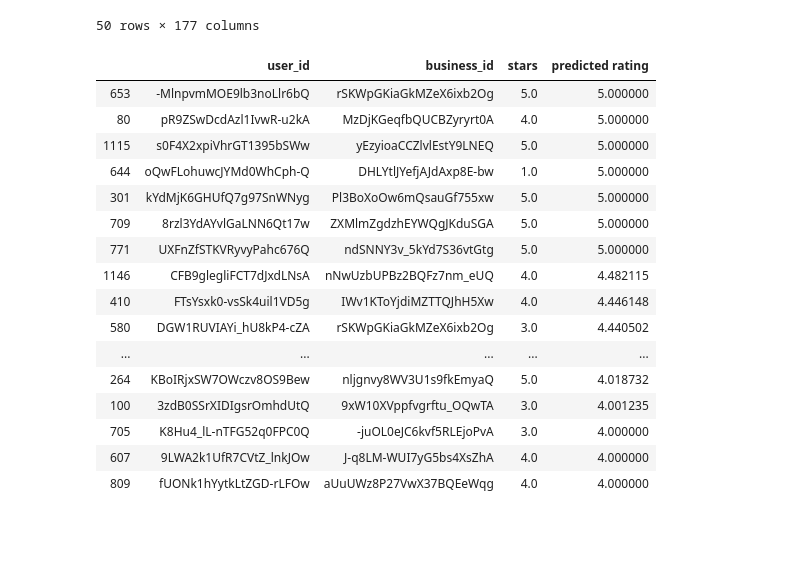
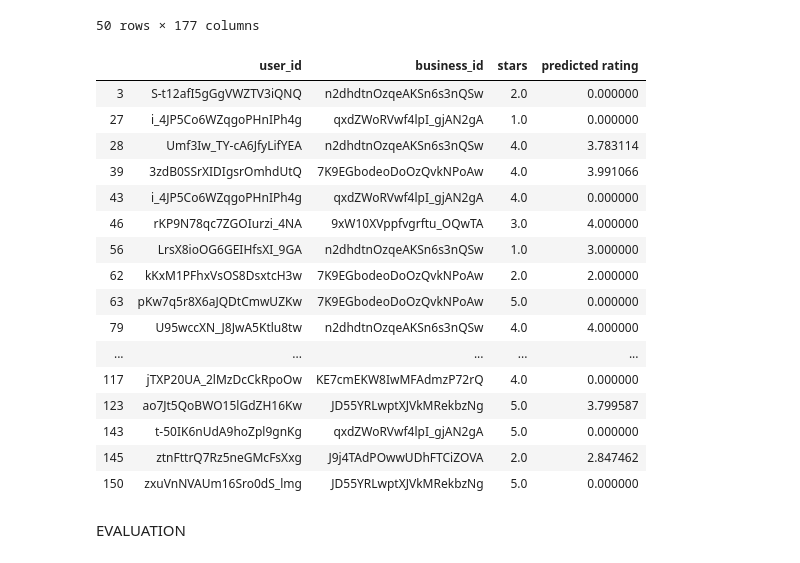
Before and after one commit to UhhBart/ci-yelp, a Jupyter notebook: Item based filtering.ipynb, the cells around one changed output. Cells and saved outputs as stored; diff of their text form; code cells hidden in the pictures; blank space fills up the shorter version.

Commit message:
evaluation

```diff
--- a/Item based filtering.ipynb
+++ b/Item based filtering.ipynb
@@ -120,23 +121,25 @@ def predict_vectors(user_ratings, similarities):
     return np.dot(relevant_ratings, similarities_s)/norm
 # %%
 review_predicted_item_based = predict_ratings(review_similarity_ratings, review_utitity_ratings, reviews_test[['user_id', 'business_id', 'stars']])
-review_predicted_item_based = review_predicted_item_based.sort_values(by="predicted rating", ascending=False)
+# review_predicted_item_based = review_predicted_item_based.sort_values(by="predicted rating", ascending=False)
 display(review_predicted_item_based.head(20))
 # %% [output]
 |  | user_id | business_id | stars | predicted rating |
-| 653 | -MlnpvmMOE9lb3noLlr6bQ | rSKWpGKiaGkMZeX6ixb2Og | 5.0 | 5.000000 |
-| 80 | pR9ZSwDcdAzl1IvwR-u2kA | MzDjKGeqfbQUCBZyryrt0A | 4.0 | 5.000000 |
-| 1115 | s0F4X2xpiVhrGT1395bSWw | yEzyioaCCZlvlEstY9LNEQ | 5.0 | 5.000000 |
-| 644 | oQwFLohuwcJYMd0WhCph-Q | DHLYtlJYefjAJdAxp8E-bw | 1.0 | 5.000000 |
-| 301 | kYdMjK6GHUfQ7g97SnWNyg | Pl3BoXoOw6mQsauGf755xw | 5.0 | 5.000000 |
-| 709 | 8rzl3YdAYvlGaLNN6Qt17w | ZXMlmZgdzhEYWQgJKduSGA | 5.0 | 5.000000 |
-| 771 | UXFnZfSTKVRyvyPahc676Q | ndSNNY3v_5kYd7S36vtGtg | 5.0 | 5.000000 |
-| 1146 | CFB9glegliFCT7dJxdLNsA | nNwUzbUPBz2BQFz7nm_eUQ | 4.0 | 4.482115 |
-| 410 | FTsYsxk0-vsSk4uil1VD5g | IWv1KToYjdiMZTTQJhH5Xw | 4.0 | 4.446148 |
-| 580 | DGW1RUVIAYi_hU8kP4-cZA | rSKWpGKiaGkMZeX6ixb2Og | 3.0 | 4.440502 |
+| 3 | S-t12afI5gGgVWZTV3iQNQ | n2dhdtnOzqeAKSn6s3nQSw | 2.0 | 0.000000 |
+| 27 | i_4JP5Co6WZqgoPHnIPh4g | qxdZWoRVwf4lpI_gjAN2gA | 1.0 | 0.000000 |
+| 28 | Umf3Iw_TY-cA6JfyLifYEA | n2dhdtnOzqeAKSn6s3nQSw | 4.0 | 3.783114 |
+| 39 | 3zdB0SSrXIDIgsrOmhdUtQ | 7K9EGbodeoDoOzQvkNPoAw | 4.0 | 3.991066 |
+| 43 | i_4JP5Co6WZqgoPHnIPh4g | qxdZWoRVwf4lpI_gjAN2gA | 4.0 | 0.000000 |
+| 46 | rKP9N78qc7ZGOIurzi_4NA | 9xW10XVppfvgrftu_OQwTA | 3.0 | 4.000000 |
+| 56 | LrsX8ioOG6GEIHfsXI_9GA | n2dhdtnOzqeAKSn6s3nQSw | 1.0 | 3.000000 |
+| 62 | kKxM1PFhxVsOS8DsxtcH3w | 7K9EGbodeoDoOzQvkNPoAw | 2.0 | 2.000000 |
+| 63 | pKw7q5r8X6aJQDtCmwUZKw | 7K9EGbodeoDoOzQvkNPoAw | 5.0 | 0.000000 |
+| 79 | U95wccXN_J8JwA5Ktlu8tw | n2dhdtnOzqeAKSn6s3nQSw | 4.0 | 4.000000 |
 | ... | ... | ... | ... | ... |
-| 264 | KBoIRjxSW7OWczv8OS9Bew | nljgnvy8WV3U1s9fkEmyaQ | 5.0 | 4.018732 |
-| 100 | 3zdB0SSrXIDIgsrOmhdUtQ | 9xW10XVppfvgrftu_OQwTA | 3.0 | 4.001235 |
-| 705 | K8Hu4_lL-nTFG52q0FPC0Q | -juOL0eJC6kvf5RLEjoPvA | 3.0 | 4.000000 |
-| 607 | 9LWA2k1UfR7CVtZ_lnkJOw | J-q8LM-WUI7yG5bs4XsZhA | 4.0 | 4.000000 |
-| 809 | fUONk1hYytkLtZGD-rLFOw | aUuUWz8P27VwX37BQEeWqg | 4.0 | 4.000000 |
+| 117 | jTXP20UA_2lMzDcCkRpoOw | KE7cmEKW8IwMFAdmzP72rQ | 4.0 | 0.000000 |
+| 123 | ao7Jt5QoBWO15lGdZH16Kw | JD55YRLwptXJVkMRekbzNg | 5.0 | 3.799587 |
+| 143 | t-50IK6nUdA9hoZpl9gnKg | qxdZWoRVwf4lpI_gjAN2gA | 5.0 | 0.000000 |
+| 145 | ztnFttrQ7Rz5neGMcFsXxg | J9j4TAdPOwwUDhFTCiZOVA | 2.0 | 2.847462 |
+| 150 | zxuVnNVAUm16Sro0dS_lmg | JD55YRLwptXJVkMRekbzNg | 5.0 | 0.000000 |
+# %% [markdown]
+EVALUATION
```
Also changed, not shown: parts of 3 cells of this notebook.
